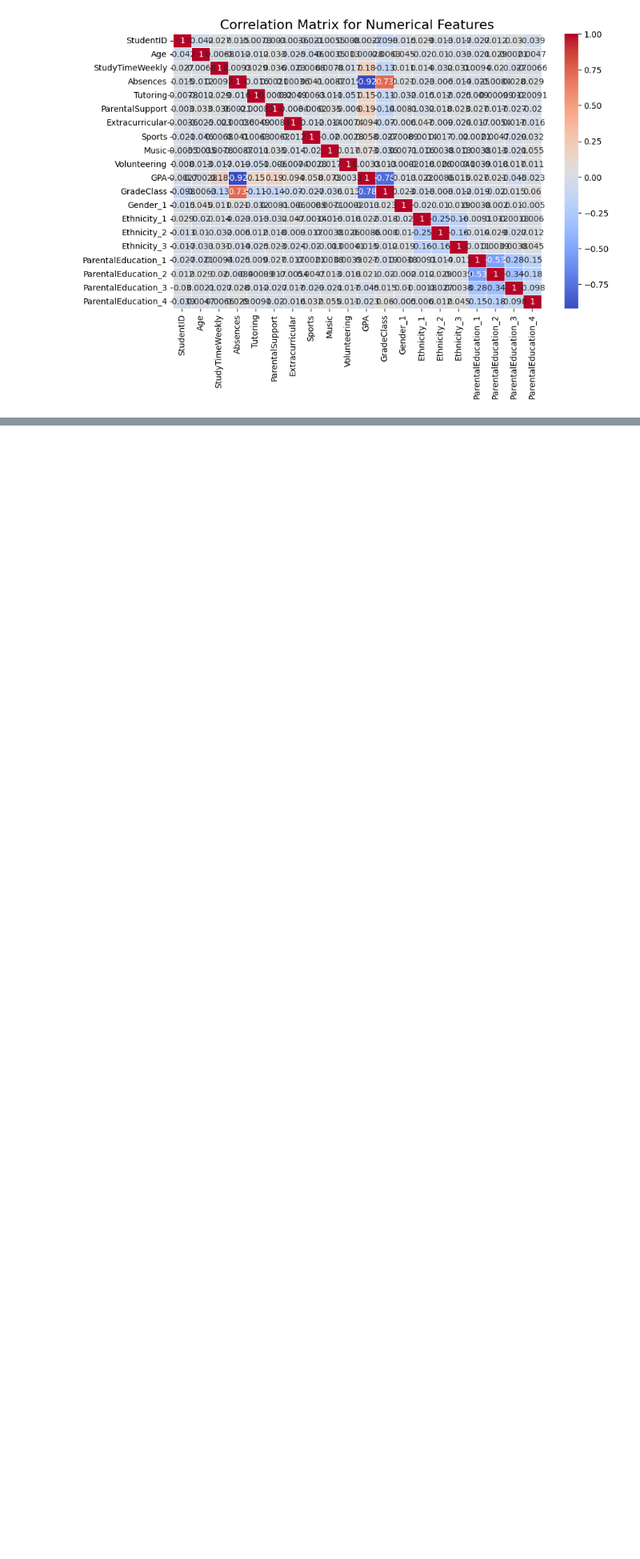
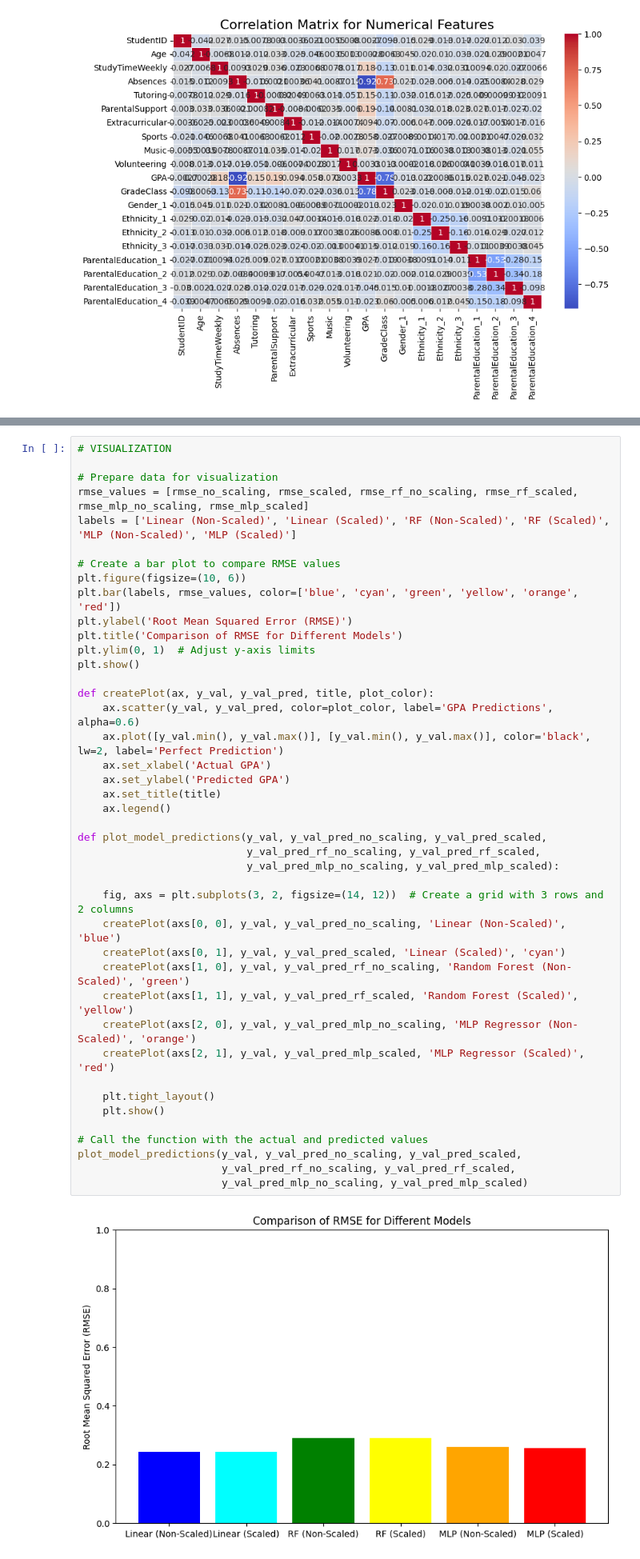
Before and after one commit to nilsson-v/Student_Performance_Predictor, a Jupyter notebook: project.ipynb, the cells around one changed output, grey strips where cells are left out. Shown at 80% size. Drawn from its saved outputs; the diff is of its cells as text; blank space fills up the shorter version.

Commit message:
Added grid and training error

```diff
--- a/project.ipynb
+++ b/project.ipynb
@@ -232,0 +223,44 @@ Root Mean Squared Error (Non-Scaled Model): 0.24202759982906885
+# %%
+# VISUALIZATION
+
+# Prepare data for visualization
+rmse_values = [rmse_no_scaling, rmse_scaled, rmse_rf_no_scaling, rmse_rf_scaled, rmse_mlp_no_scaling, rmse_mlp_scaled]
+labels = ['Linear (Non-Scaled)', 'Linear (Scaled)', 'RF (Non-Scaled)', 'RF (Scaled)', 'MLP (Non-Scaled)', 'MLP (Scaled)']
+
+# Create a bar plot to compare RMSE values
+plt.figure(figsize=(10, 6))
+plt.bar(labels, rmse_values, color=['blue', 'cyan', 'green', 'yellow', 'orange', 'red'])
+plt.ylabel('Root Mean Squared Error (RMSE)')
+plt.title('Comparison of RMSE for Different Models')
+plt.ylim(0, 1)  # Adjust y-axis limits
+plt.show()
+
+def createPlot(ax, y_val, y_val_pred, title, plot_color):
+    ax.scatter(y_val, y_val_pred, color=plot_color, label='GPA Predictions', alpha=0.6)
+    ax.plot([y_val.min(), y_val.max()], [y_val.min(), y_val.max()], color='black', lw=2, label='Perfect Prediction')
+    ax.set_xlabel('Actual GPA')
+    ax.set_ylabel('Predicted GPA')
+    ax.set_title(title)
+    ax.legend()
+
+def plot_model_predictions(y_val, y_val_pred_no_scaling, y_val_pred_scaled,
+                           y_val_pred_rf_no_scaling, y_val_pred_rf_scaled,
+                           y_val_pred_mlp_no_scaling, y_val_pred_mlp_scaled):
+
+    fig, axs = plt.subplots(3, 2, figsize=(14, 12))  # Create a grid with 3 rows and 2 columns
+    createPlot(axs[0, 0], y_val, y_val_pred_no_scaling, 'Linear (Non-Scaled)', 'blue')
+    createPlot(axs[0, 1], y_val, y_val_pred_scaled, 'Linear (Scaled)', 'cyan')
+    createPlot(axs[1, 0], y_val, y_val_pred_rf_no_scaling, 'Random Forest (Non-Scaled)', 'green')
+    createPlot(axs[1, 1], y_val, y_val_pred_rf_scaled, 'Random Forest (Scaled)', 'yellow')
+    createPlot(axs[2, 0], y_val, y_val_pred_mlp_no_scaling, 'MLP Regressor (Non-Scaled)', 'orange')
+    createPlot(axs[2, 1], y_val, y_val_pred_mlp_scaled, 'MLP Regressor (Scaled)', 'red')
+
+    plt.tight_layout()
+    plt.show()
+
+# Call the function with the actual and predicted values
+plot_model_predictions(y_val, y_val_pred_no_scaling, y_val_pred_scaled,
+                       y_val_pred_rf_no_scaling, y_val_pred_rf_scaled,
+                       y_val_pred_mlp_no_scaling, y_val_pred_mlp_scaled)
+# %% [output]
+[figure, added]
```
Also changed, not shown: parts of 10 cells of this notebook.
